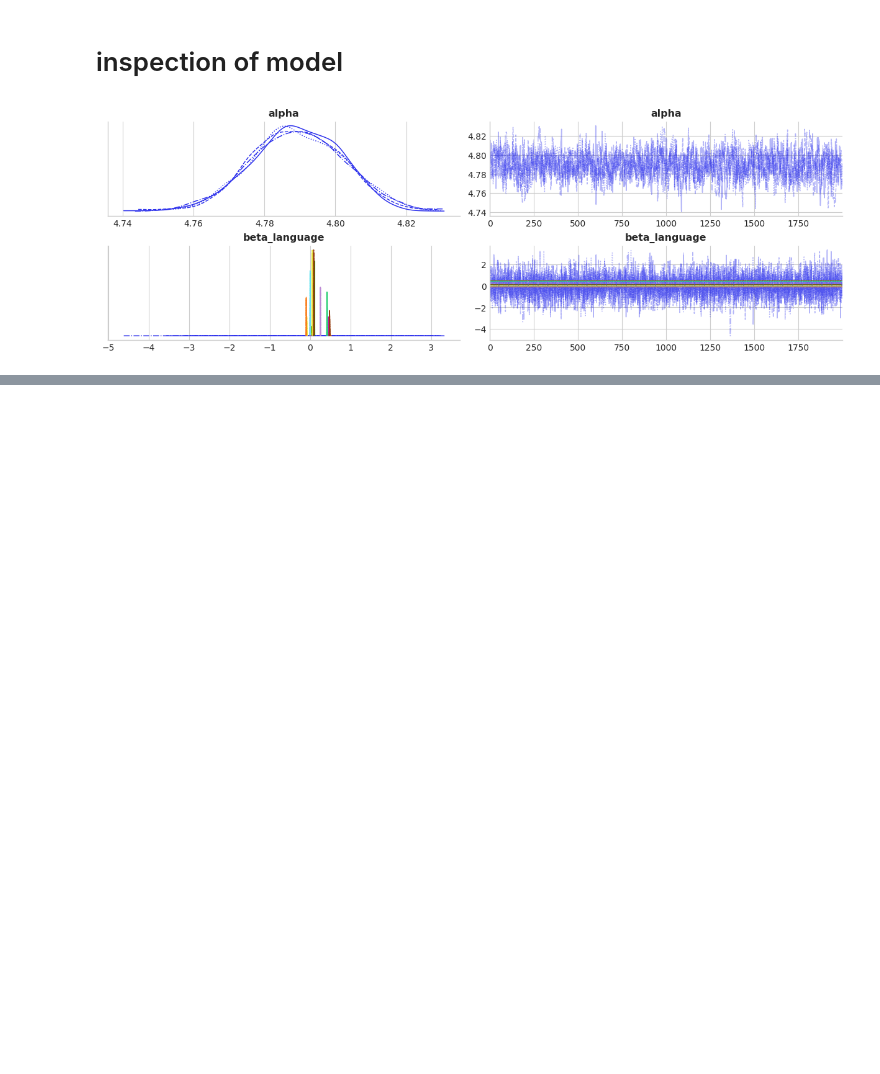
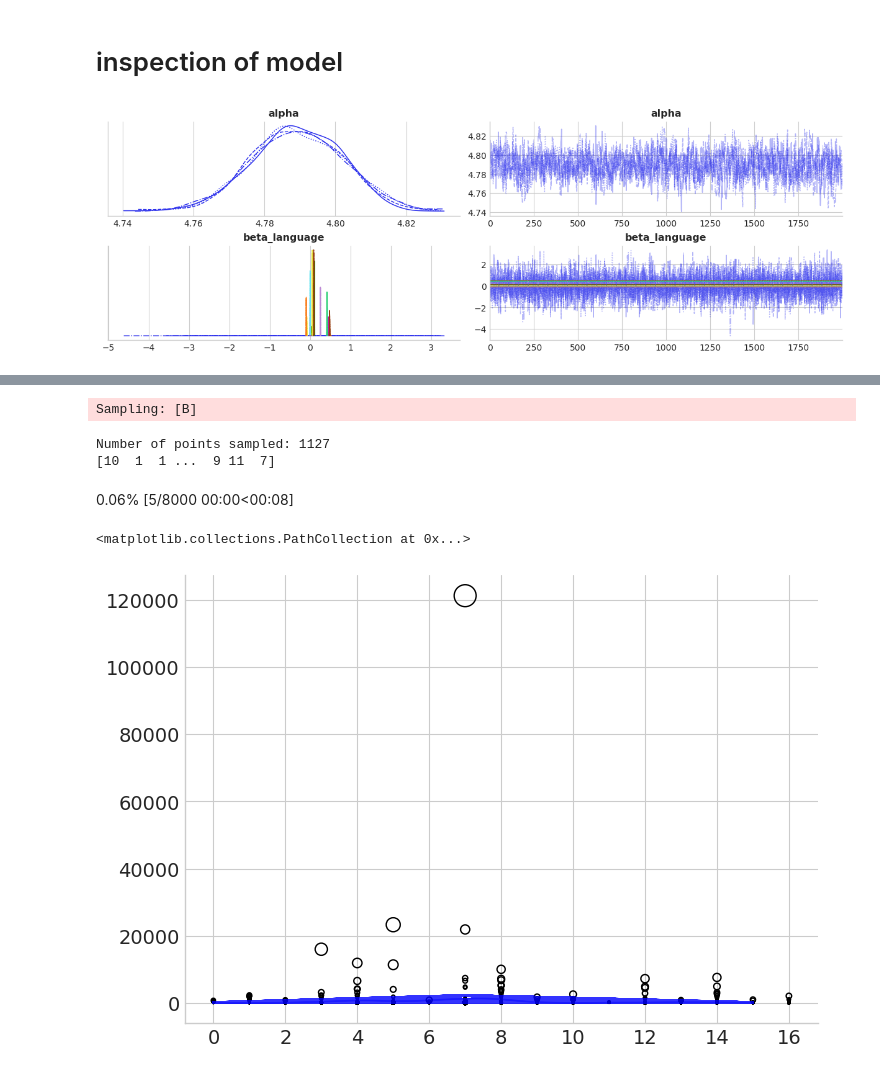
Before and after one commit to ah140797/PPExam24, a Jupyter notebook: h1_1.ipynb, the cells around one changed output, grey strips where cells are left out. Saved outputs shown, nothing was run; the diff lists cells and outputs as text; code cells hidden in the pictures; blank space fills up the shorter version.

```diff
--- a/h1_1.ipynb
+++ b/h1_1.ipynb
@@ -330,0 +359,32 @@ pm.plot_trace(trace, var_names=['alpha', "beta_language"]);
+# %%
+pareto_k_h2 = az.loo(trace, pointwise=True).pareto_k.values
+# %%
+n_points = len(df)
+print(f'Number of points sampled: {n_points}')
+x_seq = np.random.randint(0, 16,size=n_points)
+print(x_seq)
+with poisson_normal:
+    pm.set_data({"language": x_seq})
+    post_pred_h2 = pm.sample_posterior_predictive(trace, var_names=["B"])['posterior_predictive']['B']
+
+post_pred_h2_mean = post_pred_h2.mean(["chain", "draw"])
+# %% [output]
+Sampling: [B]
+Number of points sampled: 1127
+[10  1  1 ...  9 11  7]
+0.06% [5/8000 00:00<00:08]
+# %%
+#scale pareto-k values by their max and changing make them nice to plot
+pareto_k_h2 /= pareto_k_h2.max()
+pareto_k_h2_size = 250 * pareto_k_h2
+
+#Get the 10 data points with the largest pareto_k_values
+top_indices = np.argsort(pareto_k_h2)[-10:][::-1]
+top_data_points = df.iloc[top_indices]
+
+az.plot_hdi(x_seq, post_pred_h2, color = 'b', fill_kwargs={'alpha': 0.4}, ax=plt)
+plt.plot(x_seq, post_pred_h2_mean, color = 'b', alpha=0.8, label='Mean')
+plt.scatter(df.language, df.bugs, s = pareto_k_h2_size, facecolors='none', edgecolors='k', lw=1)
+# %% [output]
+<matplotlib.collections.PathCollection at 0x...>
+[figure, added]
```
Also changed, not shown: parts of 7 cells of this notebook.
